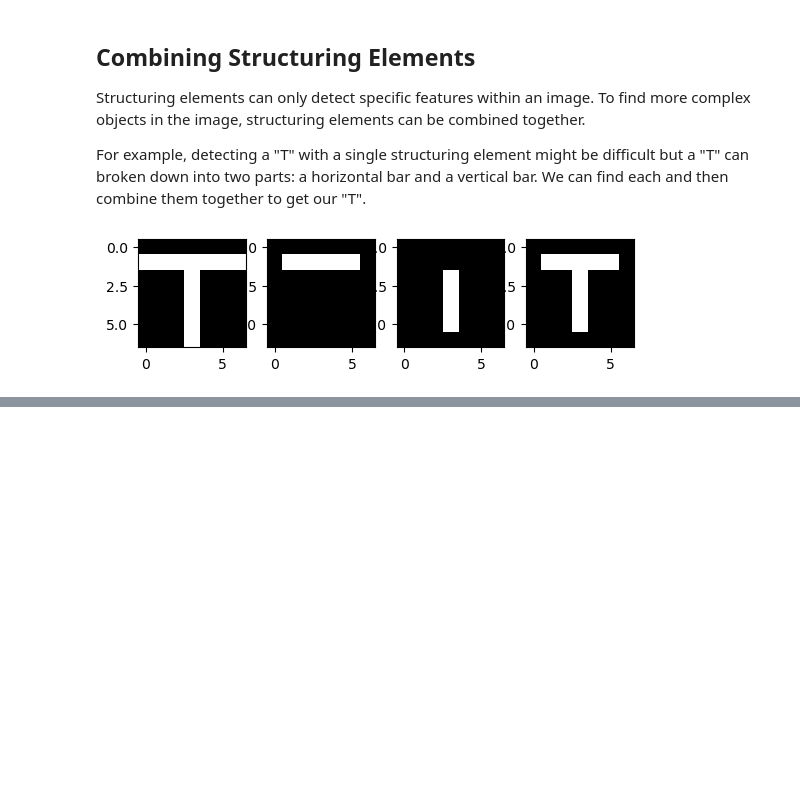
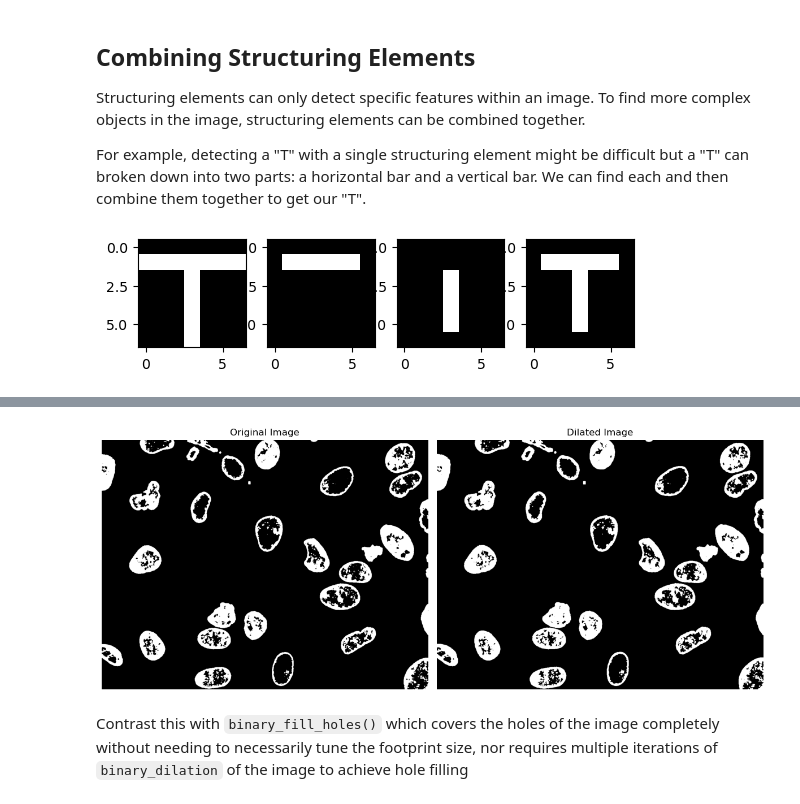
Before and after one commit to zionnpark/BME1462-group-project, a Jupyter notebook: presentation/morphological_processing_ii_student.ipynb, the cells around one changed output, grey strips where cells are left out. Cells and saved outputs as stored; diff of their text form; code cells hidden in the pictures; blank space fills up the shorter version.

```diff
--- a/presentation/morphological_processing_ii_student.ipynb
+++ b/presentation/morphological_processing_ii_student.ipynb
@@ -427,0 +366,16 @@ The goal of greyscale hole filling is to raise up the hole region's intensity to
+# %%
+img = imread('cell_holes.png')
+footprint = morph.square(2) # TODO: test out different sizes of the square to fill out the holes of original image
+dilation = morph.binary_dilation(img, footprint= footprint) # NOTE: this line would be empty for exercise
+
+fig, axes = plt.subplots(1, 2, figsize=(12, 6))
+# Original cell_holes image
+axes[0].imshow(img, cmap='Greys_r'); axes[0].set_title("Original Image"); axes[0].axis('off')
+# Image using Binary Dilation
+axes[1].imshow(dilation, cmap='Greys_r'); axes[1].set_title("Dilated Image"); axes[1].axis('off')
+plt.tight_layout()
+plt.show()
+# %% [output]
+[figure, added]
+# %% [markdown]
+Contrast this with `binary_fill_holes()` which covers the holes of the image completely without needing to necessarily tune the footprint size, nor requires multiple iterations of `binary_dilation` of the image to achieve hole filling
```
Also changed, not shown: parts of 23 cells of this notebook.
